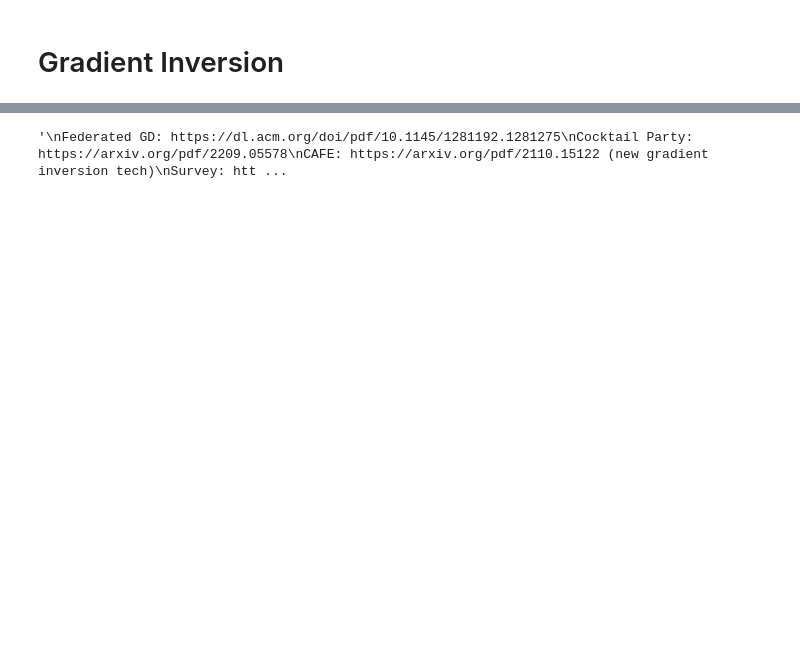
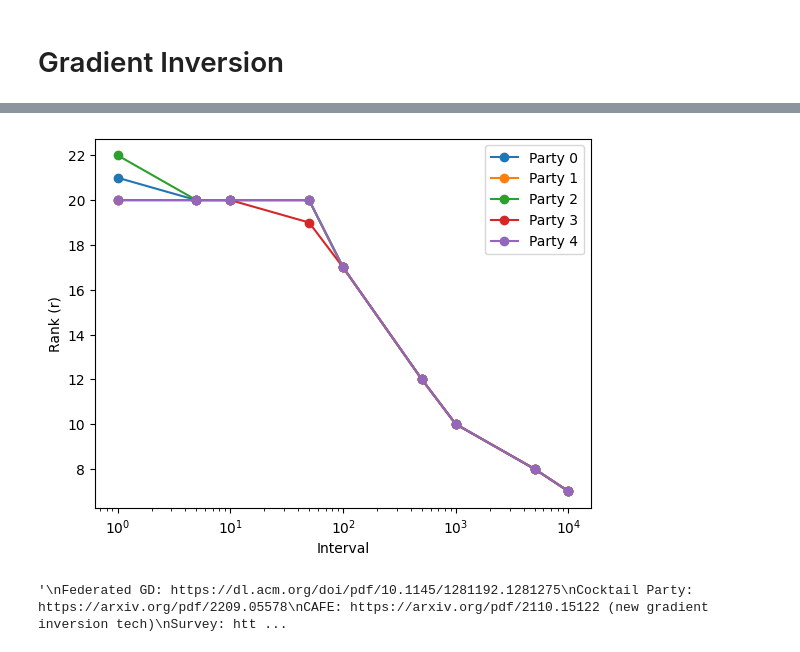
Before and after one commit to RitenkumarPatel/CS-536-Final-Project, a Jupyter notebook: vfl.ipynb, the cells around one changed output, grey strips where cells are left out. Drawn from its saved outputs; the diff is of its cells as text; code cells hidden in the pictures; blank space fills up the shorter version.

```diff
--- a/vfl.ipynb
+++ b/vfl.ipynb
@@ -66,8 +109,7 @@ gradients = []
 for iteration in range(T):
     grad = [(weights[i] @ X_train[i]) for i in range(parties)]
     Y_hat = np.sum(grad, axis=0)
-    if iteration % 100 == 0:
-        gradients.append(grad)
+    gradients.append(grad)
     eta = 1 / 10000
     for i in range(parties):
         weights[i] -= (X_train[i] @ (Y_hat - Y_train)) * 2 / N * eta
@@ -80,7 +122,7 @@ Train 0.00299052016910842
 recovered_features = []
 recovered_weights = []
 for p in range(parties):
-    G = np.vstack([gradients[t][p] for t in range(T // 100)]).T
+    G = np.vstack([gradients[t][p] for t in range(T//50)]).T
     U, S, Vt = np.linalg.svd(G, full_matrices=False)
 
     # restrict to relevant values
@@ -88,8 +130,12 @@ for p in range(parties):
     U_r = U[:,:r]
     S_r = S[:r]
     V_r = Vt[:r,:].T
+    print(r)
 
-    weights_r = (np.diag(S_r) @ V_r.T)[:, -1]
+    # weights_r = (np.diag(S_r) @ V_r.T).mean(axis=1)
+    weights_r = (np.diag(S_r) @ V_r.T)[:,-1]
 
     recovered_features.append(U_r)
     recovered_weights.append(weights_r)
+Y_hat = sum(recovered_features[p] @ recovered_weights[p] for p in range(parties))
+mean_squared_error(Y_hat, Y_atk)
@@ -96,4 +149,11 @@ for p in range(parties):
 # %%
-Y_hat = sum(recovered_features[p] @ recovered_weights[p] for p in range(parties))
-mean_squared_error(Y_hat, Y_atk)
+r_values = {p: [] for p in range(parties)}
+intervals = [1, 5, 10, 50, 100, 500, 1000, 5000, 10000]
+for interval in intervals:
+    for p in range(parties):
+        G = np.vstack([gradients[t][p] for t in range(T//interval)]).T
+        U, S, Vt = np.linalg.svd(G, full_matrices=False)
+        r = np.sum(S > 1e-10)
+        print(interval, p, r)
+        r_values[p].append(r)
 # %% [output]
@@ -101,3 +177,15 @@ mean_squared_error(Y_hat, Y_atk)
+# %%
+fig, ax = plt.subplots()
+for p in range(parties):
+    ax.plot(intervals, r_values[p], marker='o', label=f'Party {p}')
+ax.set_xscale('log')
+ax.set_xlabel('Interval')
+ax.set_ylabel('Rank (r)')
+ax.legend()
+plt.savefig("figures/gia_rank.png")
+plt.show()
+# %% [output]
+[figure, added]
 # %%
 """
 Federated GD: https://dl.acm.org/doi/pdf/10.1145/1281192.1281275
```
Also changed, not shown: parts of 9 cells of this notebook, 4 other files.
